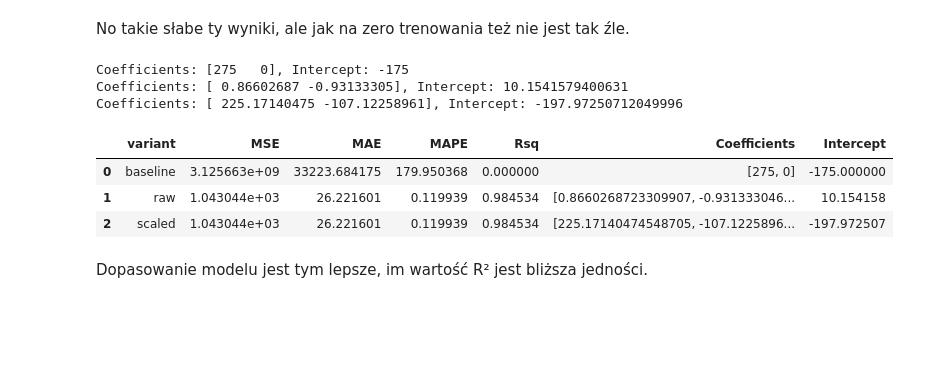
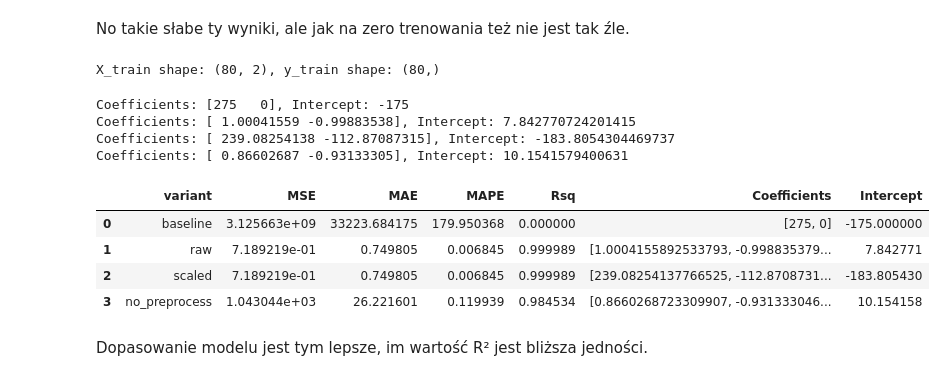
Before and after one commit to WiktorZoga/Studia-II, a Jupyter notebook: Uczenie-Maszynowe/Lista2/Zad2/zad2.ipynb, the cells around one changed output. Cells and saved outputs as stored; diff of their text form; code cells hidden in the pictures; blank space fills up the shorter version.

```diff
--- a/Uczenie-Maszynowe/Lista2/Zad2/zad2.ipynb
+++ b/Uczenie-Maszynowe/Lista2/Zad2/zad2.ipynb
@@ -45,10 +45,27 @@ Teraz trzeba przygotować dane do modelowania. Regresja liniowa zdaje się być
 # %%
 from sklearn.preprocessing import StandardScaler
 
-def preprocess_data(X_train, y_train):
-    scaler = StandardScaler()
-    X_train_scaled = scaler.fit_transform(X_train)
-    return X_train_scaled, y_train, scaler
+def preprocess_data(X_train, y_train, scale=True):
+
+    percent = 0.05 # tyle procent outlierów usuwamy
+
+    n_remove = int(len(X_train) * percent)
+
+    indices_sorted = np.argsort(np.abs(y_train))[::-1]
+
+    outlier_indices = indices_sorted[:n_remove]
+
+    mask = np.ones(len(y_train), dtype=bool)
+    mask[outlier_indices] = False
+
+    X_train_clean = X_train[mask]
+    y_train_clean = y_train[mask]
+
+    if scale:
+        scaler = StandardScaler()
+        X_train_scaled = scaler.fit_transform(X_train_clean)
+        return X_train_scaled, y_train_clean, scaler
+    return X_train_clean, y_train_clean, None
 # %%
 X_scaled, y_scaled, scaler = preprocess_data(data[['x1', 'x2']], data['y'])
 # %%
@@ -82,8 +101,19 @@ TUTAJ ZACZYNA SIE PRAWDZIWE 2 ZADANIE (WCZEŚNIEJSZY KOD JEST Z ZADANIA 1)
 # %%
 from sklearn.model_selection import train_test_split
 
+data = pd.read_csv('../data/data1.csv')
+
 X_train, X_test, y_train, y_test = train_test_split(data[['x1', 'x2']], data['y'], test_size=0.2, random_state=42)
 # %%
-X_train_scaled, y_train, scaler = preprocess_data(X_train, y_train)
+X_train_scaled, y_train_scaled, scaler = preprocess_data(X_train, y_train, scale=True)
+X_train_not_scaled, y_train_not_scaled, _ = preprocess_data(X_train, y_train, scale=False)
 
 X_test_scaled = scaler.transform(X_test)
+
+print(f"X_train_scaled shape: {X_train_scaled.shape}, y_train shape: {y_train_scaled.shape}")
+print(f"X_train_scaled shape: {X_train_scaled.shape}, y_train shape: {y_train_scaled.shape}")
+
+X_TRAIN_NO_PREPROCESS = X_train
+y_TRAIN_NO_PREPROCESS = y_train
+
+print(f"X_TRAIN_NO_PREPROCESS shape: {X_TRAIN_NO_PREPROCESS.shape}, y_TRAIN_NO_PREPROCESS shape: {y_TRAIN_NO_PREPROCESS.shape}")
@@ -135,22 +169,30 @@ def model_train_eval(model, X_, y_, X_test_, y_test_, variant):
     mae = skm.mean_absolute_error(y_test, y_pred)
 
     return dict(variant=variant, MSE=mse, MAE=mae, MAPE=mape, Rsq=rsc, Coefficients=model.coef_, Intercept=model.intercept_)
+# %%
+print(f"X_train shape: {X_train.shape}, y_train shape: {y_train.shape}")
+# %% [output]
+X_train shape: (80, 2), y_train shape: (80,)
 # %%
 all_results = []
 
+
 all_results.append(model_train_eval(BaselineModel(a=275, b=-175), X_train, y_train, X_test, y_test, "baseline"))
-all_results.append(model_train_eval(LinearRegression(fit_intercept=True), X_train, y_train, X_test, y_test, "raw"))
-all_results.append(model_train_eval(LinearRegression(fit_intercept=True), X_train_scaled, y_train, X_test_scaled, y_test, "scaled"))
+all_results.append(model_train_eval(LinearRegression(fit_intercept=True), X_train_not_scaled, y_train_not_scaled, X_test, y_test, "raw"))
+all_results.append(model_train_eval(LinearRegression(fit_intercept=True), X_train_scaled, y_train_scaled, X_test_scaled, y_test, "scaled"))
+all_results.append(model_train_eval(LinearRegression(fit_intercept=True), X_TRAIN_NO_PREPROCESS, y_TRAIN_NO_PREPROCESS, X_test, y_test, "no_preprocess"))
 
 results = pd.DataFrame(all_results)
 results
 # %% [output]
 Coefficients: [275   0], Intercept: -175
+Coefficients: [ 1.00041559 -0.99883538], Intercept: 7.842770724201415
+Coefficients: [ 239.08254138 -112.87087315], Intercept: -183.8054304469737
 Coefficients: [ 0.86602687 -0.93133305], Intercept: 10.1541579400631
-Coefficients: [ 225.17140475 -107.12258961], Intercept: -197.97250712049996
 |  | variant | MSE | MAE | MAPE | Rsq | Coefficients | Intercept |
 | 0 | baseline | 3.125663e+09 | 33223.684175 | 179.950368 | 0.000000 | [275, 0] | -175.000000 |
-| 1 | raw | 1.043044e+03 | 26.221601 | 0.119939 | 0.984534 | [0.8660268723309907, -0.931333046... | 10.154158 |
-| 2 | scaled | 1.043044e+03 | 26.221601 | 0.119939 | 0.984534 | [225.17140474548705, -107.1225896... | -197.972507 |
+| 1 | raw | 7.189219e-01 | 0.749805 | 0.006845 | 0.999989 | [1.0004155892533793, -0.998835379... | 7.842771 |
+| 2 | scaled | 7.189219e-01 | 0.749805 | 0.006845 | 0.999989 | [239.08254137766525, -112.8708731... | -183.805430 |
+| 3 | no_preprocess | 1.043044e+03 | 26.221601 | 0.119939 | 0.984534 | [0.8660268723309907, -0.931333046... | 10.154158 |
 # %% [markdown]
 Dopasowanie modelu jest tym lepsze, im wartość R² jest bliższa jedności.
```
Also changed, not shown: parts of 3 cells of this notebook, 3 other files.
